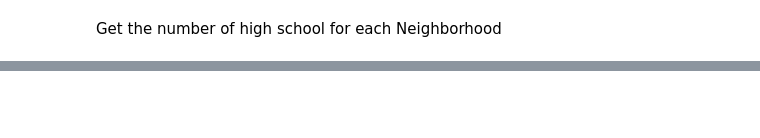
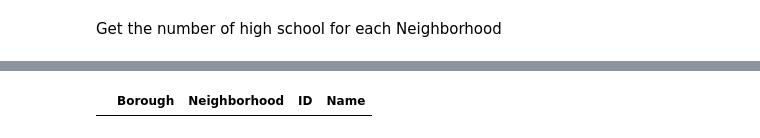
Before and after one commit to willokans/Capstone-Battle-Battle-of-Neighborhoods, a Jupyter notebook: Capstone - Battle of the Neighborhoods.ipynb, the cells around one changed output, grey strips where cells are left out. Cells and saved outputs as stored; diff of their text form; code cells hidden in the pictures; blank space fills up the shorter version.

```diff
--- a/Capstone - Battle of the Neighborhoods.ipynb
+++ b/Capstone - Battle of the Neighborhoods.ipynb
@@ -319,2 +347,4 @@ plt.show()
 # %%
-schools_ny[schools_ny['Neighborhood']=='Floral Park']
+schools_ny[schools_ny['Neighborhood']=='Flatbush']
+# %% [output]
+|  | Borough | Neighborhood | ID | Name |
```
Also changed, not shown: parts of 10 cells of this notebook.
